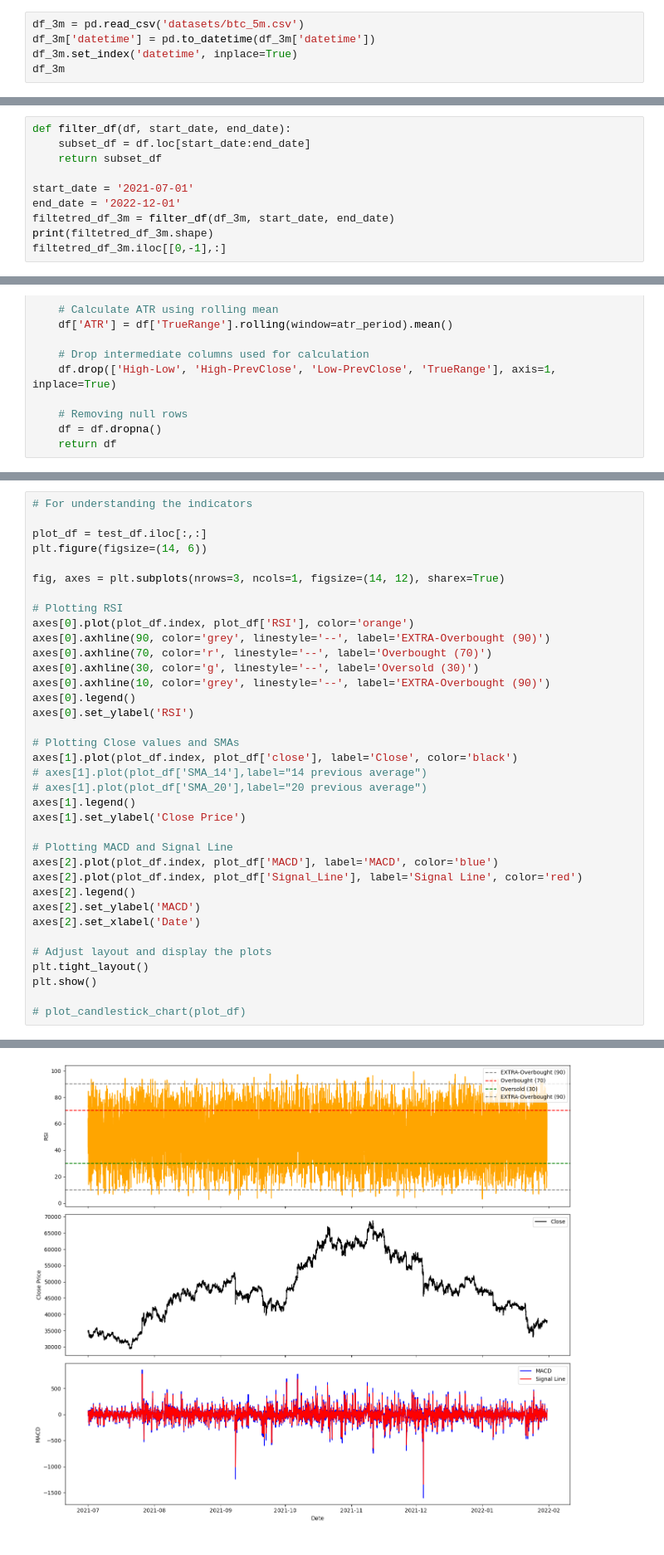
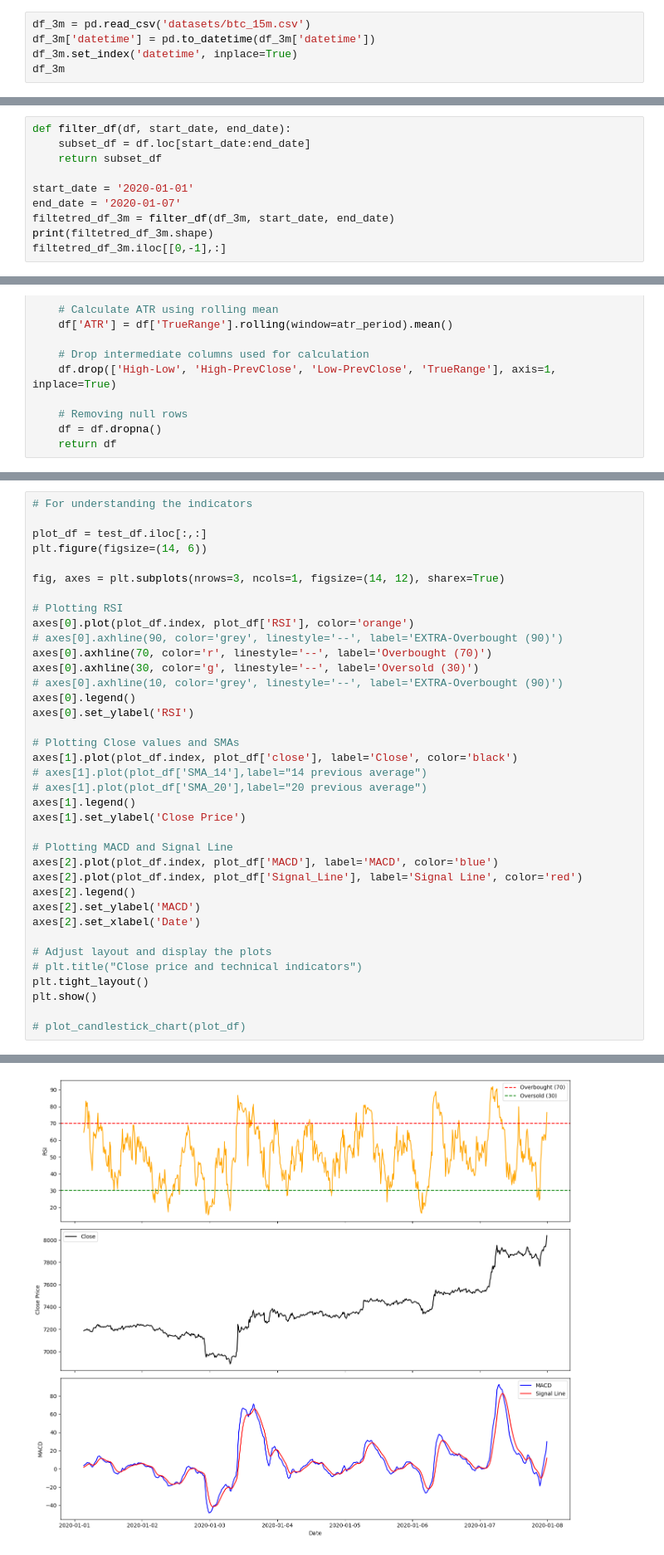
Before and after one commit to AI-ApeX-DeV/DTG, a Jupyter notebook: strategy.ipynb, the cells around one changed output, grey strips where cells are left out. Shown at 83% size. Saved outputs shown, nothing was run; the diff lists cells and outputs as text.

```diff
--- a/strategy.ipynb
+++ b/strategy.ipynb
@@ -8,7 +8,7 @@ import matplotlib.pyplot as plt
 # %% [markdown]
 ## Dataset
 # %%
-df_3m = pd.read_csv('datasets/btc_5m.csv')
+df_3m = pd.read_csv('datasets/btc_15m.csv')
 df_3m['datetime'] = pd.to_datetime(df_3m['datetime'])
 df_3m.set_index('datetime', inplace=True)
 df_3m
@@ -32,8 +32,8 @@ def filter_df(df, start_date, end_date):
     subset_df = df.loc[start_date:end_date]
     return subset_df
 
-start_date = '2021-07-01'
-end_date = '2022-12-01'
+start_date = '2020-01-01'
+end_date = '2020-01-07'
 filtetred_df_3m = filter_df(df_3m, start_date, end_date)
 print(filtetred_df_3m.shape)
 filtetred_df_3m.iloc[[0,-1],:]
@@ -158,36 +158,37 @@ plt.figure(figsize=(14, 6))
 fig, axes = plt.subplots(nrows=3, ncols=1, figsize=(14, 12), sharex=True)
 
 # Plotting RSI
 axes[0].plot(plot_df.index, plot_df['RSI'], color='orange')
-axes[0].axhline(90, color='grey', linestyle='--', label='EXTRA-Overbought (90)')
+# axes[0].axhline(90, color='grey', linestyle='--', label='EXTRA-Overbought (90)')
 axes[0].axhline(70, color='r', linestyle='--', label='Overbought (70)')
 axes[0].axhline(30, color='g', linestyle='--', label='Oversold (30)')
-axes[0].axhline(10, color='grey', linestyle='--', label='EXTRA-Overbought (90)')
+# axes[0].axhline(10, color='grey', linestyle='--', label='EXTRA-Overbought (90)')
 axes[0].legend()
 axes[0].set_ylabel('RSI')
 
 # Plotting Close values and SMAs
 axes[1].plot(plot_df.index, plot_df['close'], label='Close', color='black')
 # axes[1].plot(plot_df['SMA_14'],label="14 previous average")
 # axes[1].plot(plot_df['SMA_20'],label="20 previous average")
 axes[1].legend()
 axes[1].set_ylabel('Close Price')
 
 # Plotting MACD and Signal Line
 axes[2].plot(plot_df.index, plot_df['MACD'], label='MACD', color='blue')
 axes[2].plot(plot_df.index, plot_df['Signal_Line'], label='Signal Line', color='red')
 axes[2].legend()
 axes[2].set_ylabel('MACD')
 axes[2].set_xlabel('Date')
 
 # Adjust layout and display the plots
+# plt.title("Close price and technical indicators")
 plt.tight_layout()
 plt.show()
 
 # plot_candlestick_chart(plot_df)
 # %% [output]
 <Figure size 1400x600 with 0 Axes>
-[figure, old version]
+[figure, new version]
 # %%
 # States
 usd = 10000
```
Also changed, not shown: parts of 3 cells of this notebook, 3 other files.
